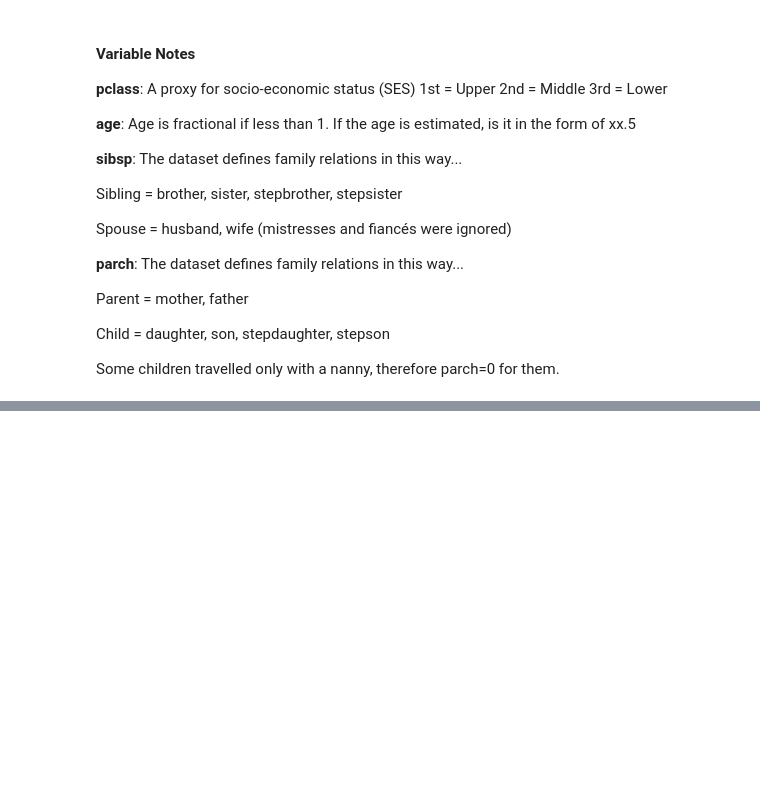
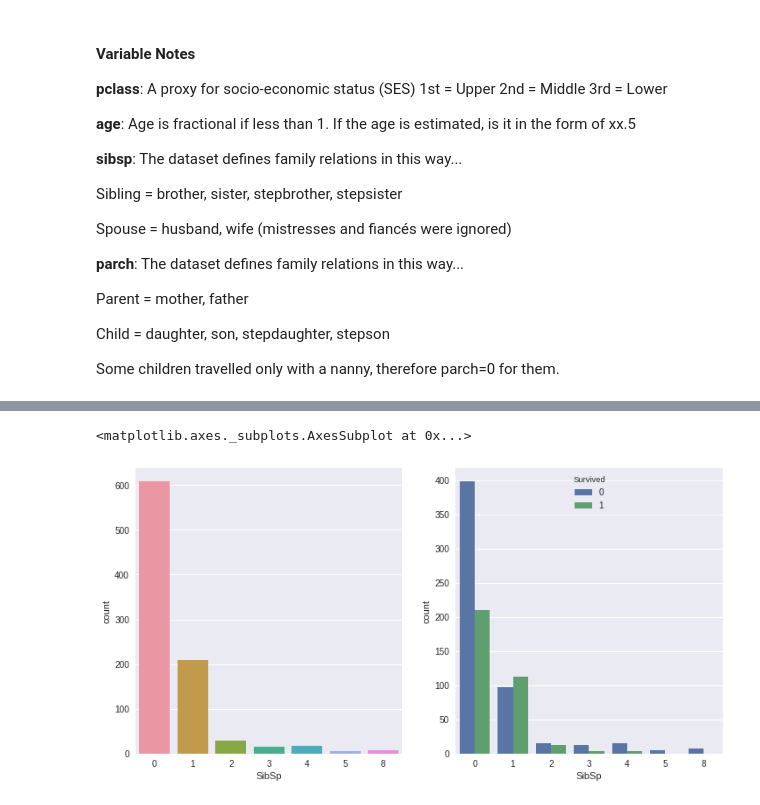
Before and after one commit to SiddharthaSarma/scikit-learn, a Jupyter notebook: logistic-regression/titanic/predict-titanic-survivals.ipynb, the cells around one changed output, grey strips where cells are left out. Drawn from its saved outputs; the diff is of its cells as text; code cells hidden in the pictures; blank space fills up the shorter version.

```diff
--- a/logistic-regression/titanic/predict-titanic-survivals.ipynb
+++ b/logistic-regression/titanic/predict-titanic-survivals.ipynb
@@ -75,0 +105,9 @@ training_data.tail(10)
+# %%
+plt.figure(figsize=[12, 6])
+plt.subplot(121)
+sns.countplot(x='SibSp', data=training_data)
+plt.subplot(122)
+sns.countplot(x='SibSp', hue='Survived', data=training_data)
+# %% [output]
+<matplotlib.axes._subplots.AxesSubplot at 0x...>
+[figure, added]
```
Also changed, not shown: parts of 7 cells of this notebook.
